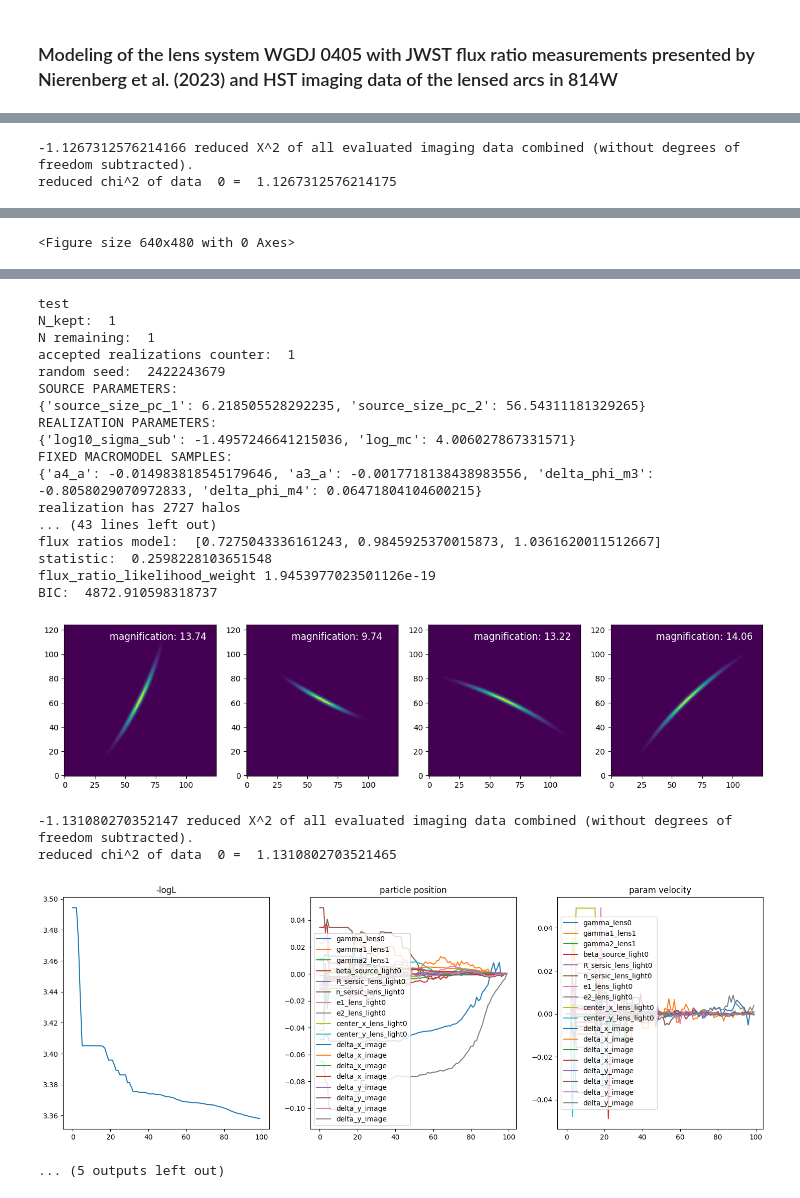
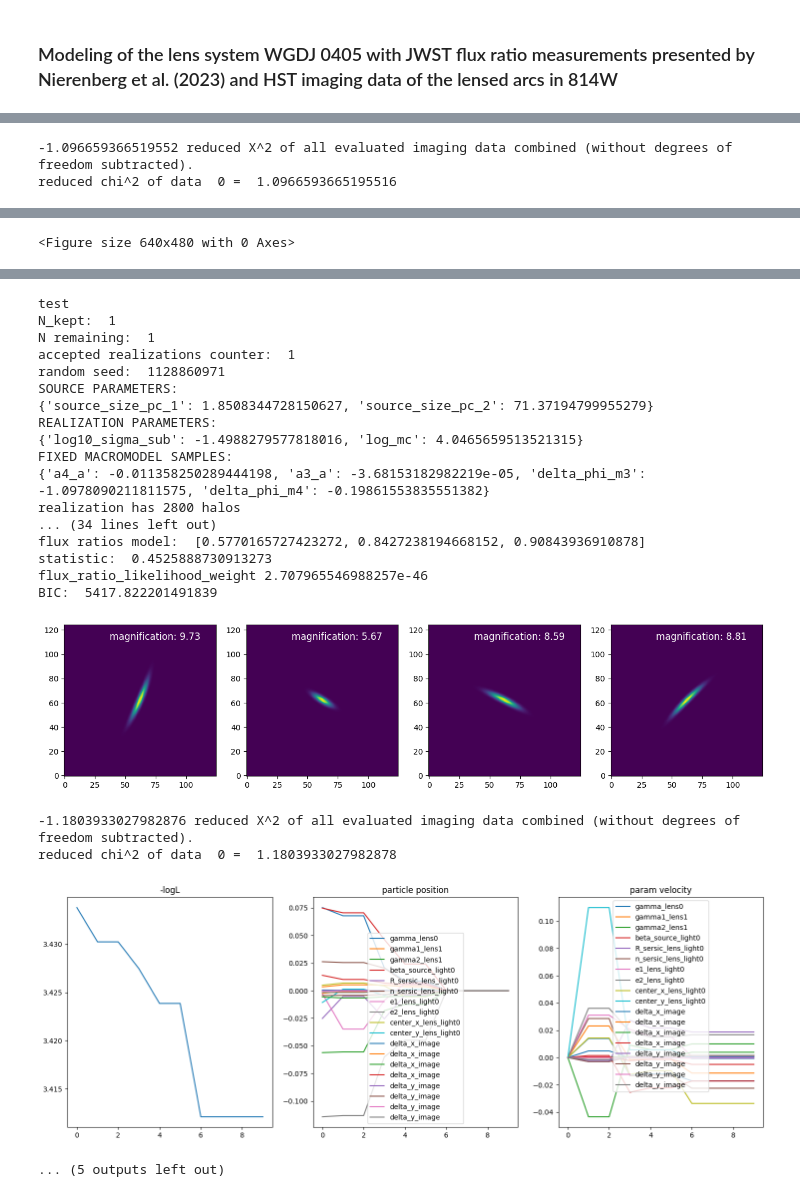
Before and after one commit to erabagomoreno/samana, a Jupyter notebook: notebooks/model_0405_dual.ipynb, the cells around one changed output, grey strips where cells are left out. Drawn from its saved outputs; the diff is of its cells as text; code cells hidden in the pictures.

```diff
--- a/notebooks/model_0405_dual.ipynb
+++ b/notebooks/model_0405_dual.ipynb
@@ -37,7 +37,7 @@ tolerance = np.inf
 job_index = 1
 random_seed_init = None
 n_pso_particles = 10
-n_pso_iterations = 100
+n_pso_iterations = 10
 nmax_shapelets = 4
 forward_model(output_path, job_index, n_keep, data_class, model, preset_model_name,
                   kwargs_sample_realization, kwargs_sample_source, kwargs_sample_macro_fixed,
@@ -67,3 +67,3 @@ BIC:  4739.059127914198
 [figure]
--1.1267312576214166 reduced X^2 of all evaluated imaging data combined (without degrees of freedom subtracted).
-reduced chi^2 of data  0 =  1.1267312576214175
+-1.096659366519552 reduced X^2 of all evaluated imaging data combined (without degrees of freedom subtracted).
+reduced chi^2 of data  0 =  1.0966593665195516
@@ -75,24 +75,24 @@ reduced chi^2 of data  0 =  1.1267312576214175
 test
 N_kept:  1
 N remaining:  1
 accepted realizations counter:  1
-random seed:  2422243679
+random seed:  1128860971
 SOURCE PARAMETERS:
-{'source_size_pc_1': 6.218505528292235, 'source_size_pc_2': 56.54311181329265}
+{'source_size_pc_1': 1.8508344728150627, 'source_size_pc_2': 71.37194799955279}
 REALIZATION PARAMETERS:
-{'log10_sigma_sub': -1.4957246641215036, 'log_mc': 4.006027867331571}
+{'log10_sigma_sub': -1.4988279577818016, 'log_mc': 4.0465659513521315}
 FIXED MACROMODEL SAMPLES:
-{'a4_a': -0.014983818545179646, 'a3_a': -0.0017718138438983556, 'delta_phi_m3': -0.8058029070972833, 'delta_phi_m4': 0.06471804104600215}
-realization has 2727 halos
-... (43 lines left out)
-flux ratios model:  [0.7275043336161243, 0.9845925370015873, 1.0361620011512667]
-statistic:  0.2598228103651548
-flux_ratio_likelihood_weight 1.9453977023501126e-19
-BIC:  4872.910598318737
+{'a4_a': -0.011358250289444198, 'a3_a': -3.68153182982219e-05, 'delta_phi_m3': -1.0978090211811575, 'delta_phi_m4': -0.19861553835551382}
+realization has 2800 halos
+... (34 lines left out)
+flux ratios model:  [0.5770165727423272, 0.8427238194668152, 0.90843936910878]
+statistic:  0.4525888730913273
+flux_ratio_likelihood_weight 2.707965546988257e-46
+BIC:  5417.822201491839
-[figure, old version]
+[figure, new version]
--1.131080270352147 reduced X^2 of all evaluated imaging data combined (without degrees of freedom subtracted).
-reduced chi^2 of data  0 =  1.1310802703521465
+-1.1803933027982876 reduced X^2 of all evaluated imaging data combined (without degrees of freedom subtracted).
+reduced chi^2 of data  0 =  1.1803933027982878
-[figure, old version]
+[figure, new version]
 ... (5 outputs left out)
 # %%
 forward_model(output_path, job_index, n_keep, data_class, model, preset_model_name,
```
Also changed, not shown: parts of 1 cell of this notebook, 9 other files.
